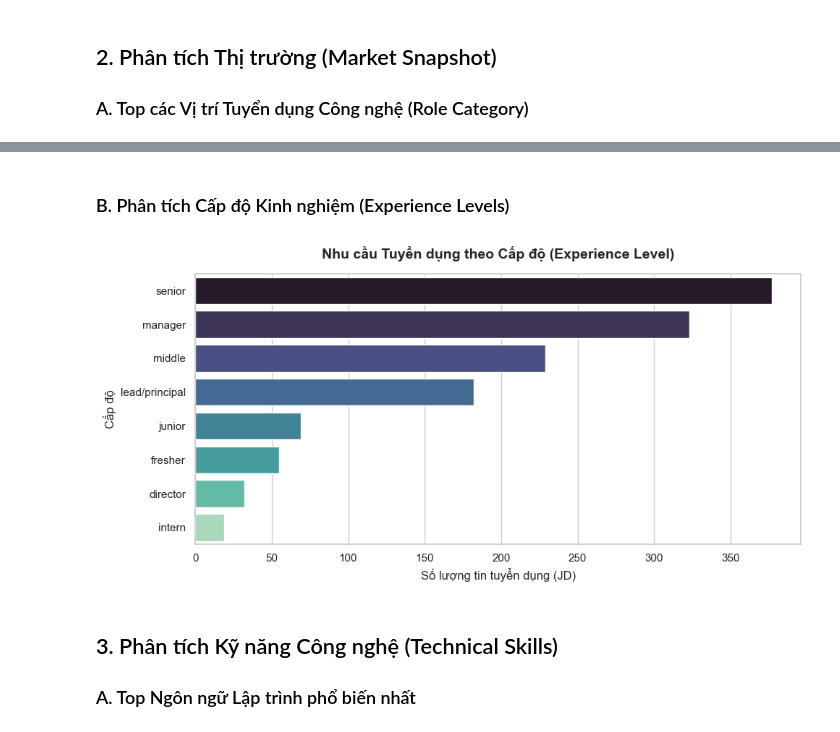
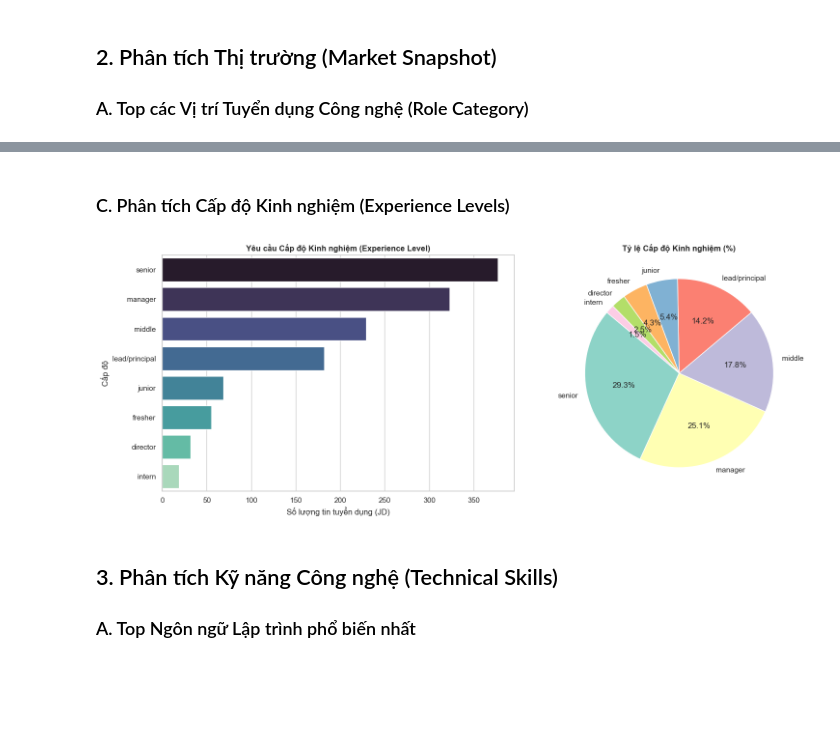
Before and after one commit to Phucsbinz/code_scratch_data, a Jupyter notebook: Research_Report.ipynb, the cells around one changed output, grey strips where cells are left out. Saved outputs shown, nothing was run; the diff lists cells and outputs as text; code cells hidden in the pictures; blank space fills up the shorter version.

```diff
--- a/Research_Report.ipynb
+++ b/Research_Report.ipynb
@@ -70,18 +90,24 @@ plt.show()
 # %% [markdown]
-### B. Phân tích Cấp độ Kinh nghiệm (Experience Levels)
+### C. Phân tích Cấp độ Kinh nghiệm (Experience Levels)
 # %%
 exp_series = df['experience_level'].explode().dropna()
 exp_counts = exp_series.value_counts()
 
-plt.figure(figsize=(10, 5))
-sns.barplot(x=exp_counts.values, y=exp_counts.index, hue=exp_counts.index, palette="mako", legend=False)
-plt.title("Nhu cầu Tuyển dụng theo Cấp độ (Experience Level)", fontsize=14, fontweight='bold', pad=15)
-plt.xlabel("Số lượng tin tuyển dụng (JD)")
-plt.ylabel("Cấp độ")
+fig, axes = plt.subplots(1, 2, figsize=(16, 6))
+# Biểu đồ cột
+sns.barplot(ax=axes[0], x=exp_counts.values, y=exp_counts.index, hue=exp_counts.index, palette="mako", legend=False)
+axes[0].set_title("Yêu cầu Cấp độ Kinh nghiệm (Experience Level)", fontsize=12, fontweight='bold')
+axes[0].set_xlabel("Số lượng tin tuyển dụng (JD)")
+axes[0].set_ylabel("Cấp độ")
+
+# Biểu đồ tròn
+axes[1].pie(exp_counts.values, labels=exp_counts.index, autopct='%1.1f%%', startangle=140, colors=sns.color_palette("Set3"))
+axes[1].set_title("Tỷ lệ Cấp độ Kinh nghiệm (%)", fontsize=12, fontweight='bold')
+
 plt.tight_layout()
 plt.show()
 # %% [output]
-[figure, old version]
+[figure, new version]
 # %% [markdown]
 ## 3. Phân tích Kỹ năng Công nghệ (Technical Skills)
 
```
Also changed, not shown: parts of 10 cells of this notebook.
